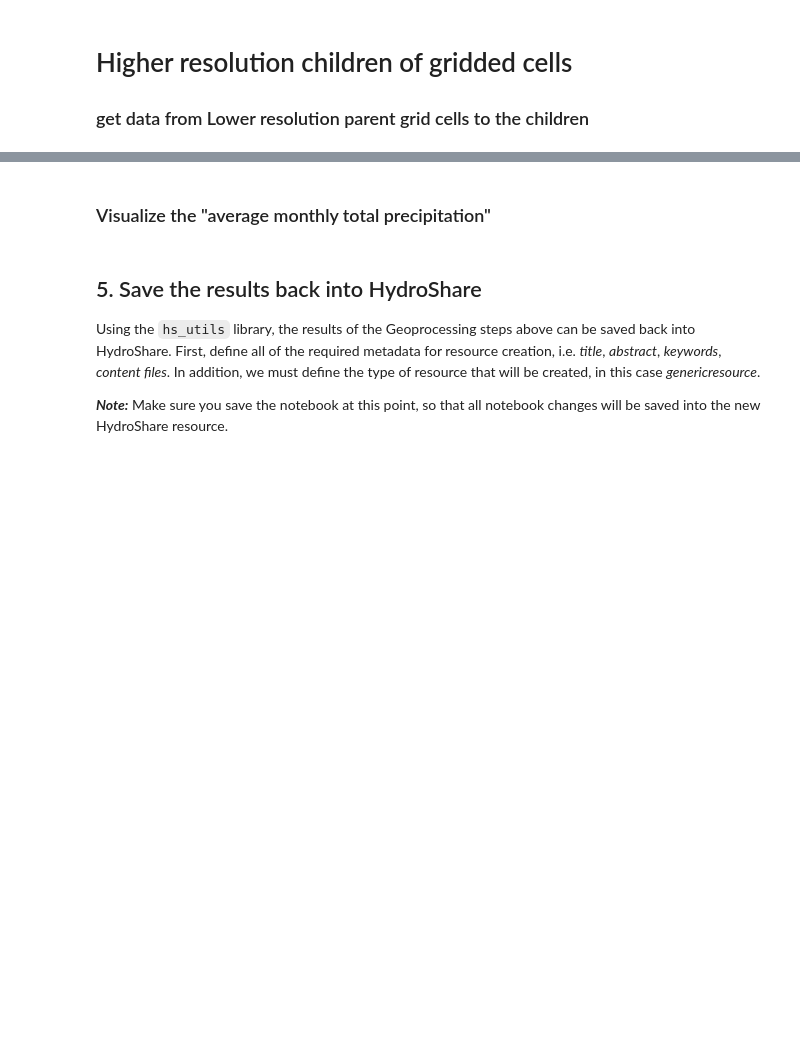
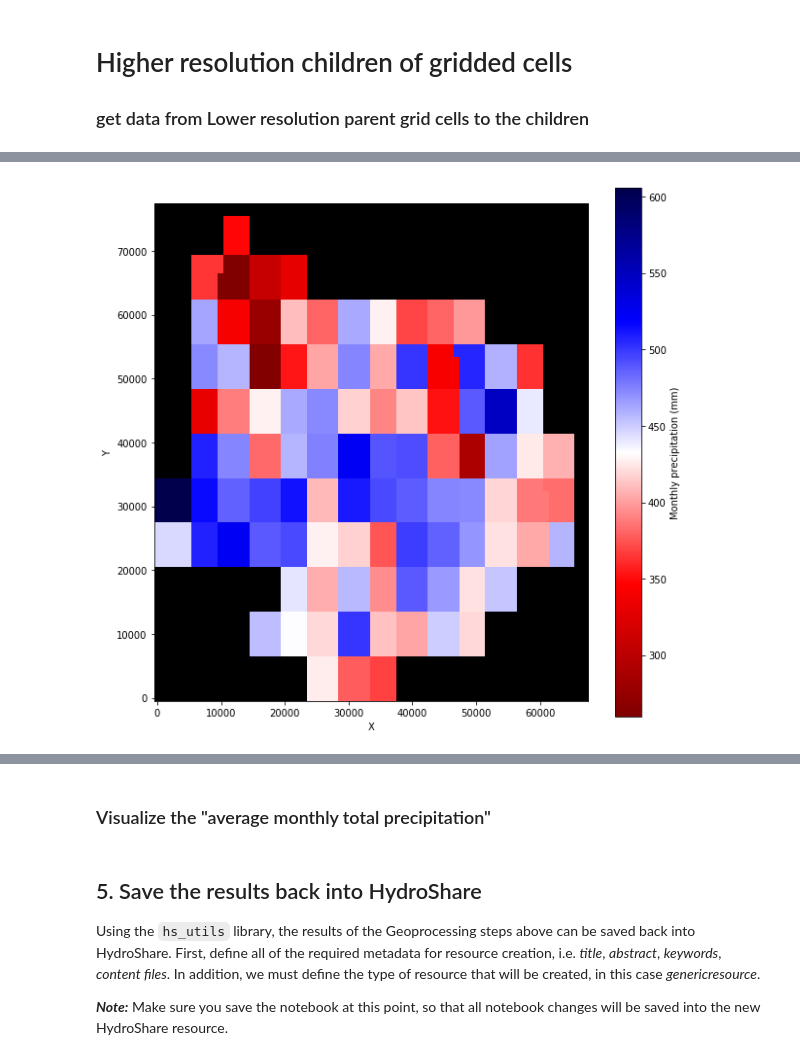
Before and after one commit to Freshwater-Initiative/Observatory, a Jupyter notebook: tutorials/Observatory_usecase7_xmapLandlab.ipynb, the cells around one changed output, grey strips where cells are left out. Cells and saved outputs as stored; diff of their text form; code cells hidden in the pictures; blank space fills up the shorter version.

```diff
--- a/tutorials/Observatory_usecase7_xmapLandlab.ipynb
+++ b/tutorials/Observatory_usecase7_xmapLandlab.ipynb
@@ -272,20 +477,22 @@ nodeXmap.plot(column='ELEV', figsize=(10,10), legend=True)
 # %%
 # generate vector array of December monthly precipitation
 prec_vector = ogh.rasterVector(vardf=ltm['meanbymonthsum_Prec_sp_dailymet_livneh_1970_1970'],
                           vardf_dateindex=12,
                           crossmap=nodeXmap,
                           nodata=-9999)
 
 # close-off areas without data
 raster.status_at_node[prec_vector==-9999] = CLOSED_BOUNDARY
 
 fig =plt.figure(figsize=(10,10))
 imshow_grid(raster,
             prec_vector,
-            var_name='Daily precipitation',
+            var_name='Monthly precipitation',
             var_units=meta_file['sp_dailymet_livneh_1970_1970']['variable_info']['Prec'].attrs['units'],
             color_for_closed='black',
             cmap='seismic_r')
+# %% [output]
+[figure, added]
 # %%
 tmax_vector = ogh.rasterVector(vardf=ltm['meanbymonth_Tmax_sp_dailymet_livneh_1970_1970'],
                           vardf_dateindex=12,
```
Also changed, not shown: parts of 31 cells of this notebook, 8 other files.
